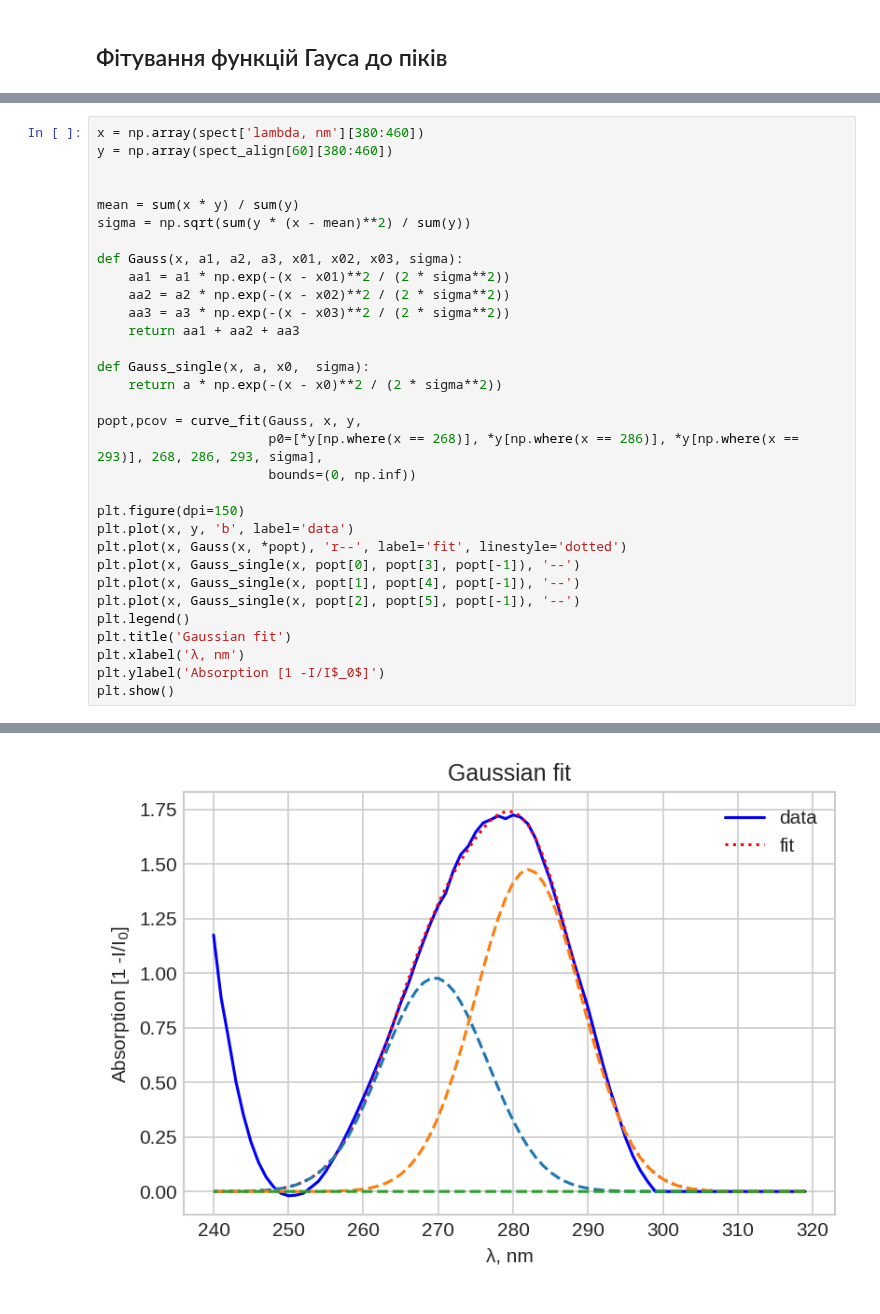
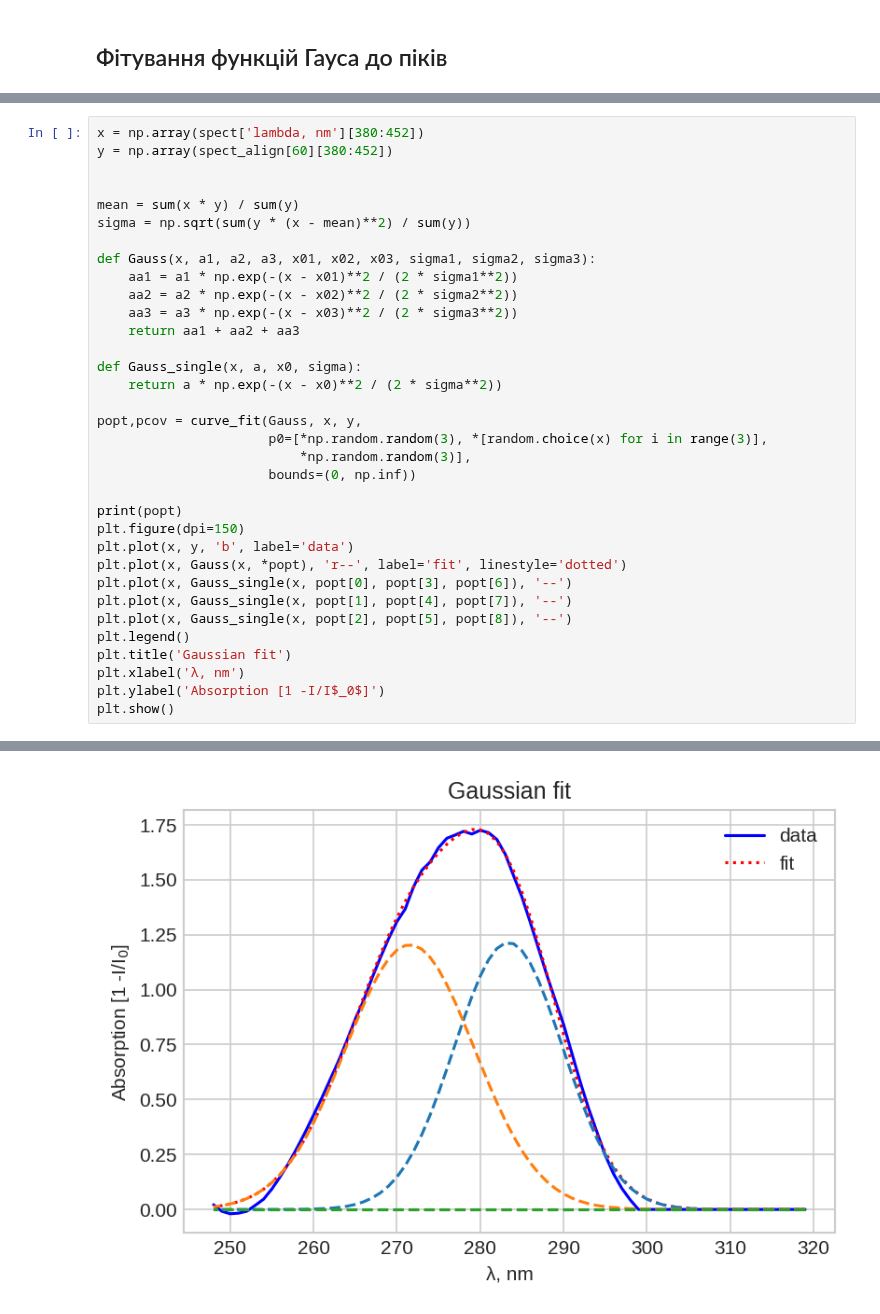
Before and after one commit to platycristate/BiophysicsLabs, a Jupyter notebook: denaturation/denaturation_analysis.ipynb, the cells around one changed output, grey strips where cells are left out. Cells and saved outputs as stored; diff of their text form.

Commit message:
initialized optimization with nearly random initial parameters

```diff
--- a/denaturation/denaturation_analysis.ipynb
+++ b/denaturation/denaturation_analysis.ipynb
@@ -155,30 +156,32 @@ from scipy.optimize import curve_fit
 # %%
-x = np.array(spect['lambda, nm'][380:460])
-y = np.array(spect_align[60][380:460])
+x = np.array(spect['lambda, nm'][380:452])
+y = np.array(spect_align[60][380:452])
 
 
 mean = sum(x * y) / sum(y)
 sigma = np.sqrt(sum(y * (x - mean)**2) / sum(y))
 
-def Gauss(x, a1, a2, a3, x01, x02, x03, sigma):
-    aa1 = a1 * np.exp(-(x - x01)**2 / (2 * sigma**2))
-    aa2 = a2 * np.exp(-(x - x02)**2 / (2 * sigma**2))
-    aa3 = a3 * np.exp(-(x - x03)**2 / (2 * sigma**2))
+def Gauss(x, a1, a2, a3, x01, x02, x03, sigma1, sigma2, sigma3):
+    aa1 = a1 * np.exp(-(x - x01)**2 / (2 * sigma1**2))
+    aa2 = a2 * np.exp(-(x - x02)**2 / (2 * sigma2**2))
+    aa3 = a3 * np.exp(-(x - x03)**2 / (2 * sigma3**2))
     return aa1 + aa2 + aa3
 
-def Gauss_single(x, a, x0,  sigma):
+def Gauss_single(x, a, x0, sigma):
     return a * np.exp(-(x - x0)**2 / (2 * sigma**2))
 
 popt,pcov = curve_fit(Gauss, x, y,
-                      p0=[*y[np.where(x == 268)], *y[np.where(x == 286)], *y[np.where(x == 293)], 268, 286, 293, sigma],
+                      p0=[*np.random.random(3), *[random.choice(x) for i in range(3)],
+                          *np.random.random(3)],
                       bounds=(0, np.inf))
 
+print(popt)
 plt.figure(dpi=150)
 plt.plot(x, y, 'b', label='data')
 plt.plot(x, Gauss(x, *popt), 'r--', label='fit', linestyle='dotted')
-plt.plot(x, Gauss_single(x, popt[0], popt[3], popt[-1]), '--')
-plt.plot(x, Gauss_single(x, popt[1], popt[4], popt[-1]), '--')
-plt.plot(x, Gauss_single(x, popt[2], popt[5], popt[-1]), '--')
+plt.plot(x, Gauss_single(x, popt[0], popt[3], popt[6]), '--')
+plt.plot(x, Gauss_single(x, popt[1], popt[4], popt[7]), '--')
+plt.plot(x, Gauss_single(x, popt[2], popt[5], popt[8]), '--')
 plt.legend()
 plt.title('Gaussian fit')
 plt.xlabel('λ, nm')
@@ -188,3 +194,3 @@ plt.show()
-[figure, old version]
+[figure, new version]
 # %% [markdown]
 Як можна бачити, результат оптимізації параметрів функцій Гауса (за допомогою методу найменших квадратів) для фітування піку говорить нам про те, що пік в нашому спектрі найкраще описується
```
Also changed, not shown: parts of 3 cells of this notebook.
